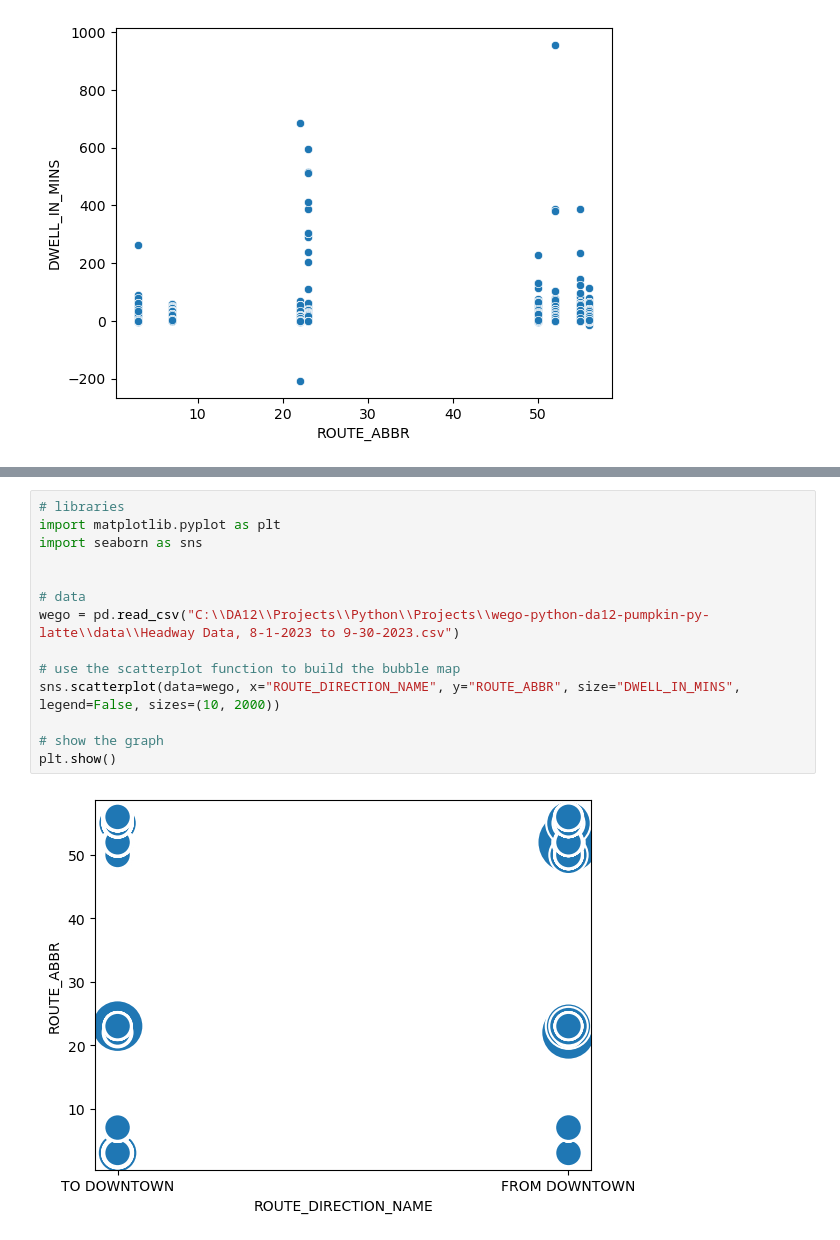
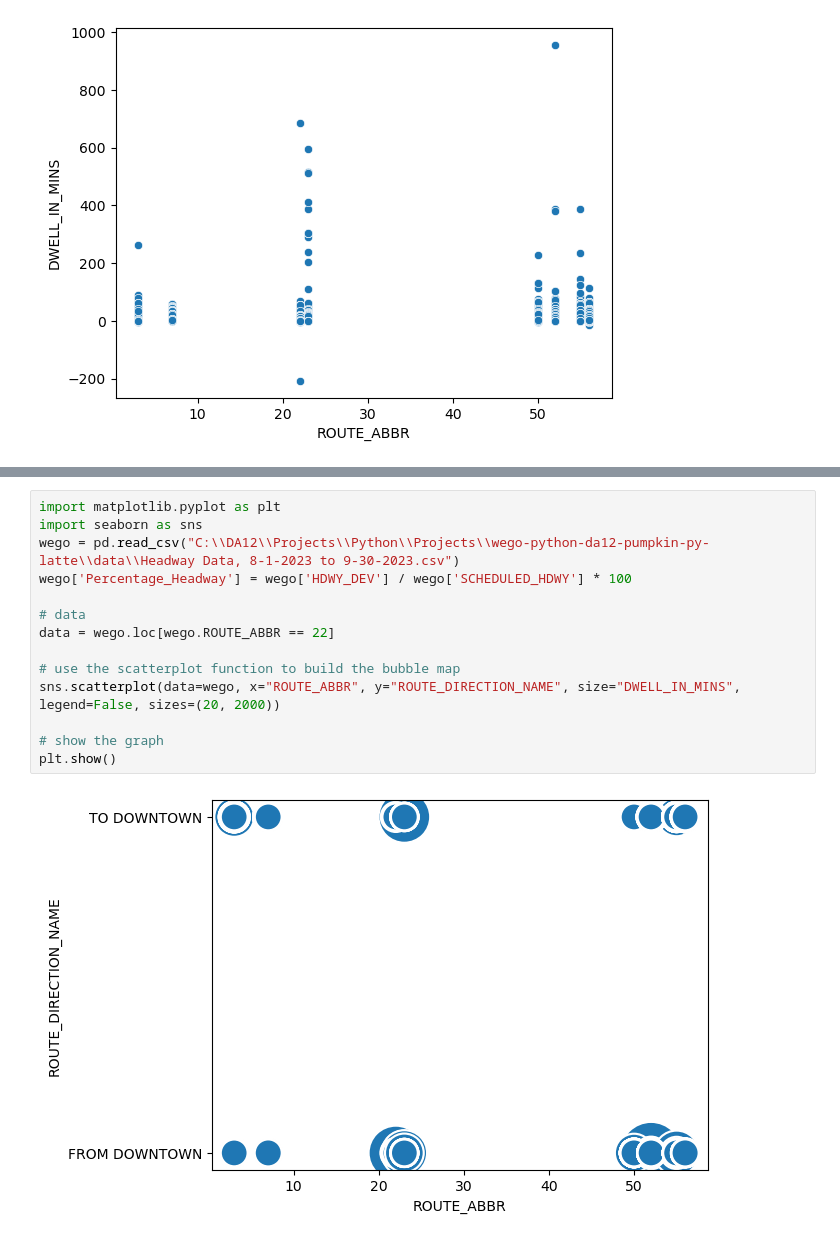
Before and after one commit to NSS-Data-Analytics-Cohort-12/wego-python-da12-pumpkin-py-latte, a Jupyter notebook: WeGo.ipynb, the cells around one changed output, grey strips where cells are left out. Cells and saved outputs as stored; diff of their text form.

```diff
--- a/WeGo.ipynb
+++ b/WeGo.ipynb
@@ -136,16 +254,16 @@ sns.scatterplot(x=wego["ROUTE_ABBR"], y=wego["DWELL_IN_MINS"])
-# %%
-# libraries
-import matplotlib.pyplot as plt
-import seaborn as sns
-
-
-# data
-wego = pd.read_csv("C:\\DA12\\Projects\\Python\\Projects\\wego-python-da12-pumpkin-py-latte\\data\\Headway Data, 8-1-2023 to 9-30-2023.csv")
-
-# use the scatterplot function to build the bubble map
-sns.scatterplot(data=wego, x="ROUTE_DIRECTION_NAME", y="ROUTE_ABBR", size="DWELL_IN_MINS", legend=False, sizes=(10, 2000))
-
-# show the graph
-plt.show()
-# %% [output]
-[figure, removed]
+# %%
+import matplotlib.pyplot as plt
+import seaborn as sns
+wego = pd.read_csv("C:\\DA12\\Projects\\Python\\Projects\\wego-python-da12-pumpkin-py-latte\\data\\Headway Data, 8-1-2023 to 9-30-2023.csv")
+wego['Percentage_Headway'] = wego['HDWY_DEV'] / wego['SCHEDULED_HDWY'] * 100
+
+# data
+data = wego.loc[wego.ROUTE_ABBR == 22]
+
+# use the scatterplot function to build the bubble map
+sns.scatterplot(data=wego, x="ROUTE_ABBR", y="ROUTE_DIRECTION_NAME", size="DWELL_IN_MINS", legend=False, sizes=(20, 2000))
+
+# show the graph
+plt.show()
+# %% [output]
+[figure, added]
```
Also changed, not shown: parts of 16 cells of this notebook.
